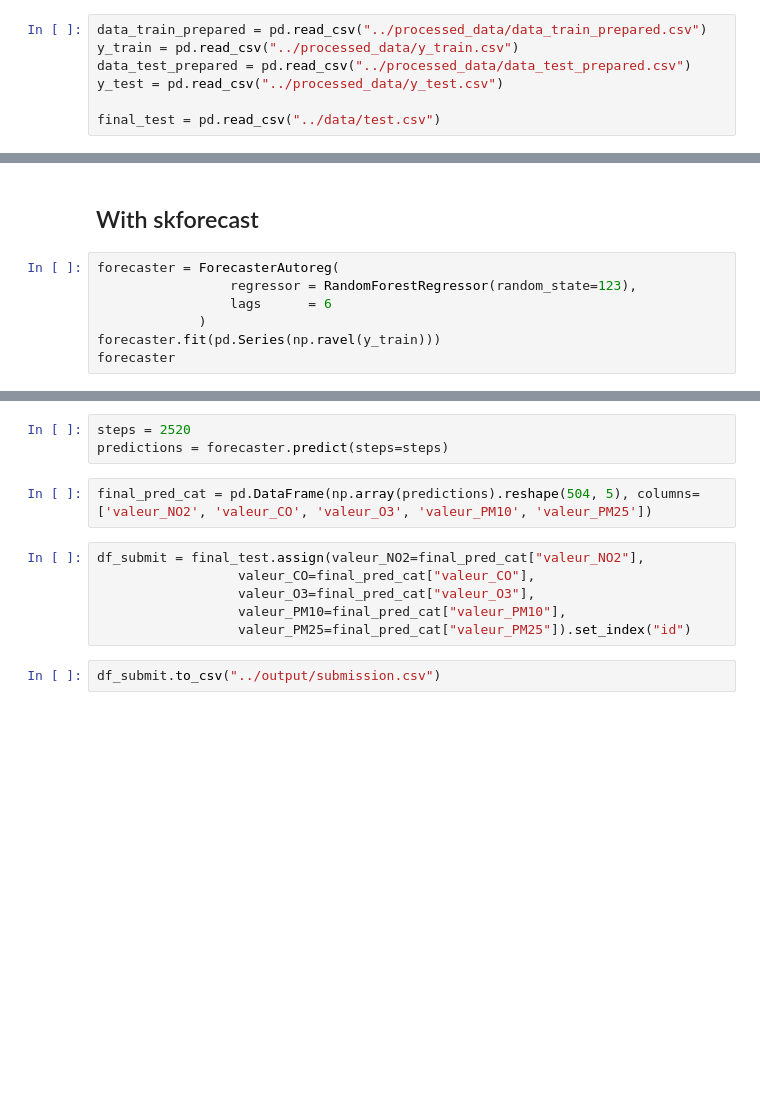
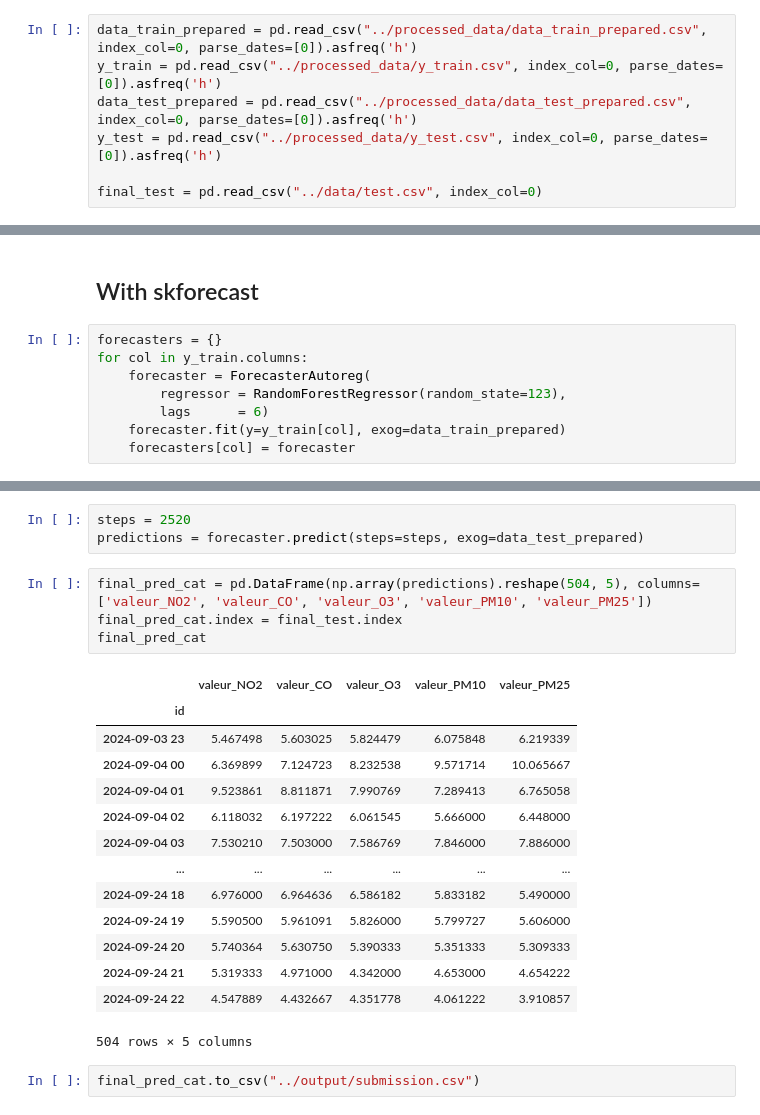
Before and after one commit to julescrevola/air_quality, a Jupyter notebook: notebooks/modelling.ipynb, the cells around one changed output, grey strips where cells are left out. Drawn from its saved outputs; the diff is of its cells as text; blank space fills up the shorter version.

Commit message:
feat: tried arima on one column, updated other models, still working on them

```diff
--- a/notebooks/modelling.ipynb
+++ b/notebooks/modelling.ipynb
@@ -17,12 +17,12 @@ from sklearn.multioutput import MultiOutputRegressor
 
 from skforecast.ForecasterAutoreg import ForecasterAutoreg
 # %%
-data_train_prepared = pd.read_csv("../processed_data/data_train_prepared.csv")
-y_train = pd.read_csv("../processed_data/y_train.csv")
-data_test_prepared = pd.read_csv("../processed_data/data_test_prepared.csv")
-y_test = pd.read_csv("../processed_data/y_test.csv")
+data_train_prepared = pd.read_csv("../processed_data/data_train_prepared.csv", index_col=0, parse_dates=[0]).asfreq('h')
+y_train = pd.read_csv("../processed_data/y_train.csv", index_col=0, parse_dates=[0]).asfreq('h')
+data_test_prepared = pd.read_csv("../processed_data/data_test_prepared.csv", index_col=0, parse_dates=[0]).asfreq('h')
+y_test = pd.read_csv("../processed_data/y_test.csv", index_col=0, parse_dates=[0]).asfreq('h')
 
-final_test = pd.read_csv("../data/test.csv")
+final_test = pd.read_csv("../data/test.csv", index_col=0)
 # %%
 # Only take 10% of the dataset to model faster and already check which model works best
 
@@ -351,9 +351,10 @@ prediction_huber.to_csv("../output/predictions_huber.csv")
 # %% [markdown]
 ## With skforecast
 # %%
-forecaster = ForecasterAutoreg(
-                 regressor = RandomForestRegressor(random_state=123),
-                 lags      = 6
-             )
-forecaster.fit(pd.Series(np.ravel(y_train)))
-forecaster
+forecasters = {}
+for col in y_train.columns:
+    forecaster = ForecasterAutoreg(
+        regressor = RandomForestRegressor(random_state=123),
+        lags      = 6)
+    forecaster.fit(y=y_train[col], exog=data_train_prepared)
+    forecasters[col] = forecaster
@@ -360,13 +381,24 @@ forecaster
 # %%
 steps = 2520
-predictions = forecaster.predict(steps=steps)
+predictions = forecaster.predict(steps=steps, exog=data_test_prepared)
 # %%
 final_pred_cat = pd.DataFrame(np.array(predictions).reshape(504, 5), columns=['valeur_NO2', 'valeur_CO', 'valeur_O3', 'valeur_PM10', 'valeur_PM25'])
+final_pred_cat.index = final_test.index
+final_pred_cat
+# %% [output]
+|  | valeur_NO2 | valeur_CO | valeur_O3 | valeur_PM10 | valeur_PM25 |
+| id |  |  |  |  |  |
+| 2024-09-03 23 | 5.467498 | 5.603025 | 5.824479 | 6.075848 | 6.219339 |
+| 2024-09-04 00 | 6.369899 | 7.124723 | 8.232538 | 9.571714 | 10.065667 |
+| 2024-09-04 01 | 9.523861 | 8.811871 | 7.990769 | 7.289413 | 6.765058 |
+| 2024-09-04 02 | 6.118032 | 6.197222 | 6.061545 | 5.666000 | 6.448000 |
+| 2024-09-04 03 | 7.530210 | 7.503000 | 7.586769 | 7.846000 | 7.886000 |
+| ... | ... | ... | ... | ... | ... |
+| 2024-09-24 18 | 6.976000 | 6.964636 | 6.586182 | 5.833182 | 5.490000 |
+| 2024-09-24 19 | 5.590500 | 5.961091 | 5.826000 | 5.799727 | 5.606000 |
+| 2024-09-24 20 | 5.740364 | 5.630750 | 5.390333 | 5.351333 | 5.309333 |
+| 2024-09-24 21 | 5.319333 | 4.971000 | 4.342000 | 4.653000 | 4.654222 |
+| 2024-09-24 22 | 4.547889 | 4.432667 | 4.351778 | 4.061222 | 3.910857 |
+504 rows × 5 columns
-# %%
-df_submit = final_test.assign(valeur_NO2=final_pred_cat["valeur_NO2"],
-                  valeur_CO=final_pred_cat["valeur_CO"],
-                  valeur_O3=final_pred_cat["valeur_O3"],
-                  valeur_PM10=final_pred_cat["valeur_PM10"],
-                  valeur_PM25=final_pred_cat["valeur_PM25"]).set_index("id")
 # %%
-df_submit.to_csv("../output/submission.csv")
+final_pred_cat.to_csv("../output/submission.csv")
```
Also changed, not shown: parts of 1 cell of this notebook, 5 other files.
